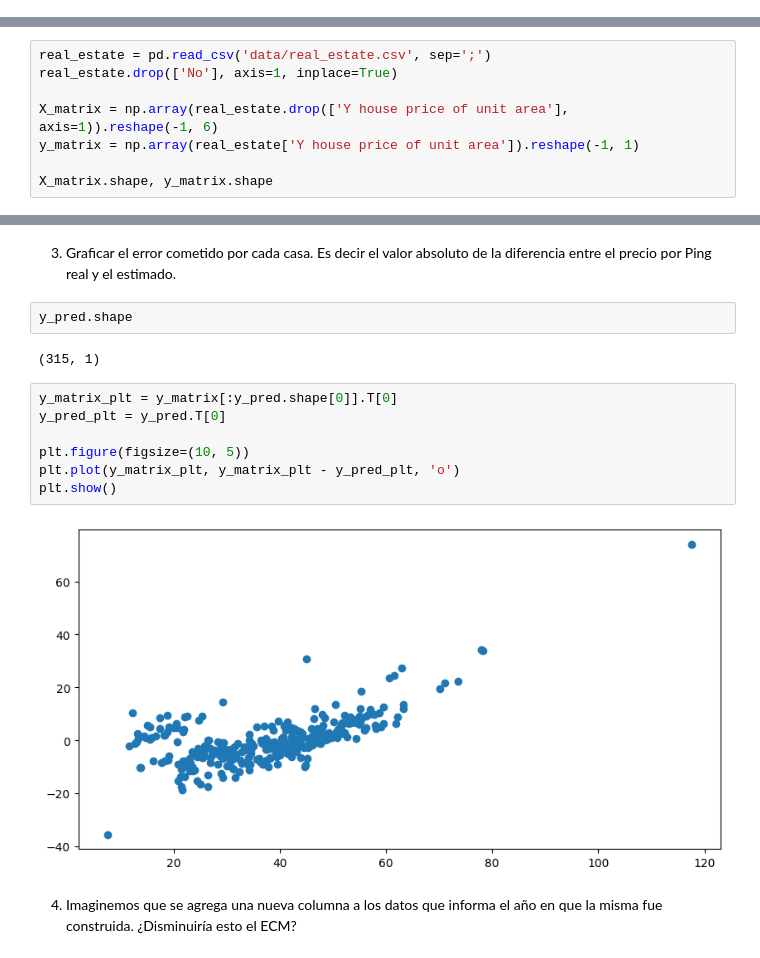
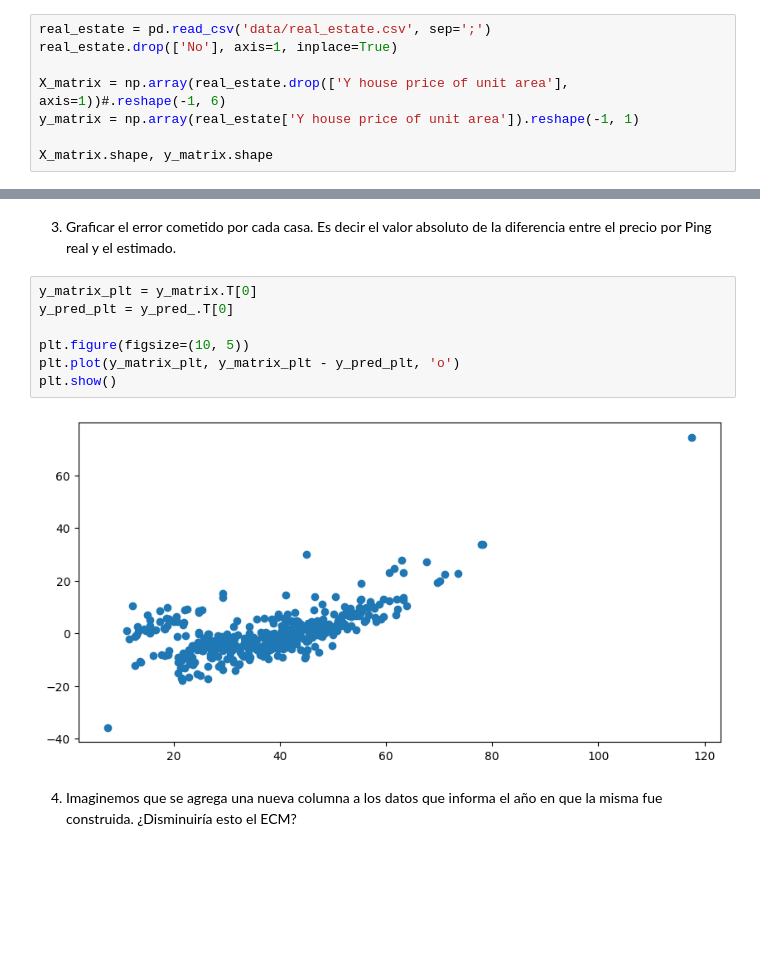
Before and after one commit to IgnacioPardo/Metodos_TP1, a Jupyter notebook: TP1.ipynb, the cells around one changed output, grey strips where cells are left out. Saved outputs shown, nothing was run; the diff lists cells and outputs as text; blank space fills up the shorter version.

```diff
--- a/TP1.ipynb
+++ b/TP1.ipynb
@@ -316,3 +320,11 @@ Vamos a dividir este conjunto de datos en dos:
 i) Datos de entrenamiento: usamos los datos desde la observación 1 a la 315 inclusive.
 
 ii) Datos de test: usamos los datos desde la observación 316 a la 414 inclusive.
+# %%
+real_estate = pd.read_csv('data/real_estate.csv', sep=';')
+real_estate.drop(['No'], axis=1, inplace=True)
+
+X_matrix = np.array(real_estate.drop(['Y house price of unit area'], axis=1))#.reshape(-1, 6)
+y_matrix = np.array(real_estate['Y house price of unit area']).reshape(-1, 1)
+
+X_matrix.shape, y_matrix.shape
@@ -319,10 +363,2 @@ ii) Datos de test: usamos los datos desde la observación 316 a la 414 inclusive
 # %% [markdown]
 1. Teniendo en cuenta la teoría desarrollada en la primer parte del trabajo práctico y usando los datos de entrenamiento:
-# %%
-real_estate = pd.read_csv('data/real_estate.csv', sep=';')
-real_estate.drop(['No'], axis=1, inplace=True)
-
-X_matrix = np.array(real_estate.drop(['Y house price of unit area'], axis=1)).reshape(-1, 6)
-y_matrix = np.array(real_estate['Y house price of unit area']).reshape(-1, 1)
-
-X_matrix.shape, y_matrix.shape
@@ -411,18 +452,14 @@ ECM(y_matrix, y_pred_)
 77.99210449987933
 # %% [markdown]
 3. Graficar el error cometido por cada casa. Es decir el valor absoluto de la diferencia entre el precio por Ping real y el estimado.
-# %%
-y_pred.shape
-# %% [output]
-(315, 1)
 # %%
-y_matrix_plt = y_matrix[:y_pred.shape[0]].T[0]
-y_pred_plt = y_pred.T[0]
+y_matrix_plt = y_matrix.T[0]
+y_pred_plt = y_pred_.T[0]
 
 plt.figure(figsize=(10, 5))
 plt.plot(y_matrix_plt, y_matrix_plt - y_pred_plt, 'o')
 plt.show()
 # %% [output]
-[figure, old version]
+[figure, new version]
 # %% [markdown]
 4. Imaginemos que se agrega una nueva columna a los datos que informa el año en que la misma fue construida. ¿Disminuiría esto el ECM?
```
Also changed, not shown: parts of 14 cells of this notebook.
